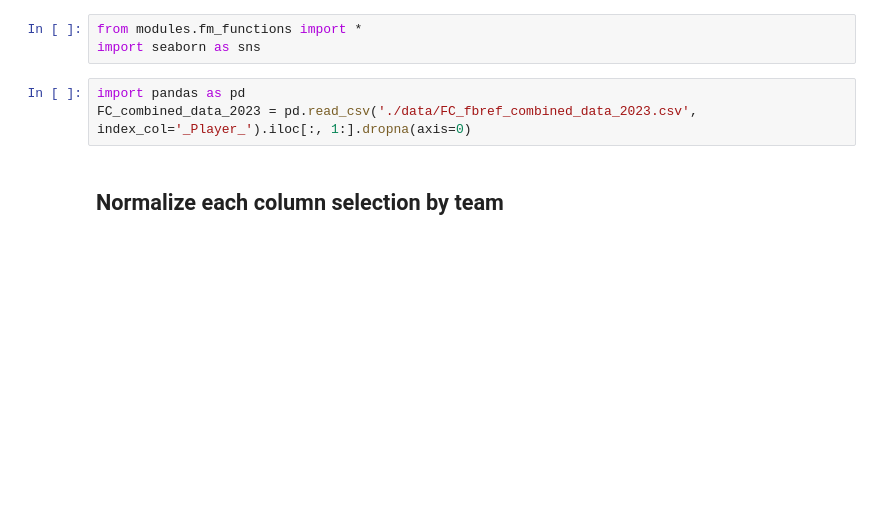
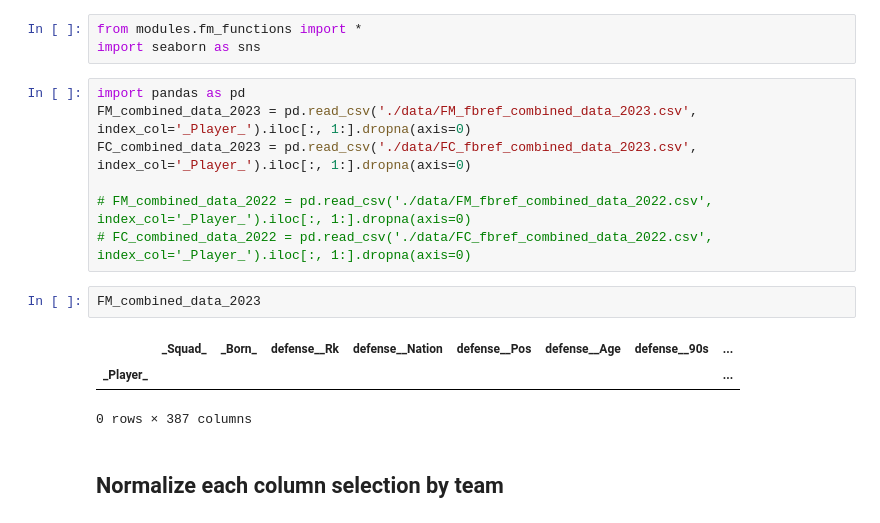
Before and after one commit to alibekk93/FM_skills_prediction, a Jupyter notebook: notebooks/02_feature_engineering.ipynb, the cells around one changed output. Drawn from its saved outputs; the diff is of its cells as text; blank space fills up the shorter version.

```diff
--- a/notebooks/02_feature_engineering.ipynb
+++ b/notebooks/02_feature_engineering.ipynb
@@ -8,7 +8,17 @@ from modules.fm_functions import *
 import seaborn as sns
 # %%
 import pandas as pd
+FM_combined_data_2023 = pd.read_csv('./data/FM_fbref_combined_data_2023.csv', index_col='_Player_').iloc[:, 1:].dropna(axis=0)
 FC_combined_data_2023 = pd.read_csv('./data/FC_fbref_combined_data_2023.csv', index_col='_Player_').iloc[:, 1:].dropna(axis=0)
+
+# FM_combined_data_2022 = pd.read_csv('./data/FM_fbref_combined_data_2022.csv', index_col='_Player_').iloc[:, 1:].dropna(axis=0)
+# FC_combined_data_2022 = pd.read_csv('./data/FC_fbref_combined_data_2022.csv', index_col='_Player_').iloc[:, 1:].dropna(axis=0)
+# %%
+FM_combined_data_2023
+# %% [output]
+|  | _Squad_ | _Born_ | defense__Rk | defense__Nation | defense__Pos | defense__Age | defense__90s | ... |
+| _Player_ |  |  |  |  |  |  |  | ... |
+0 rows × 387 columns
 # %% [markdown]
 ## Normalize each column selection by team
 # %%
```
